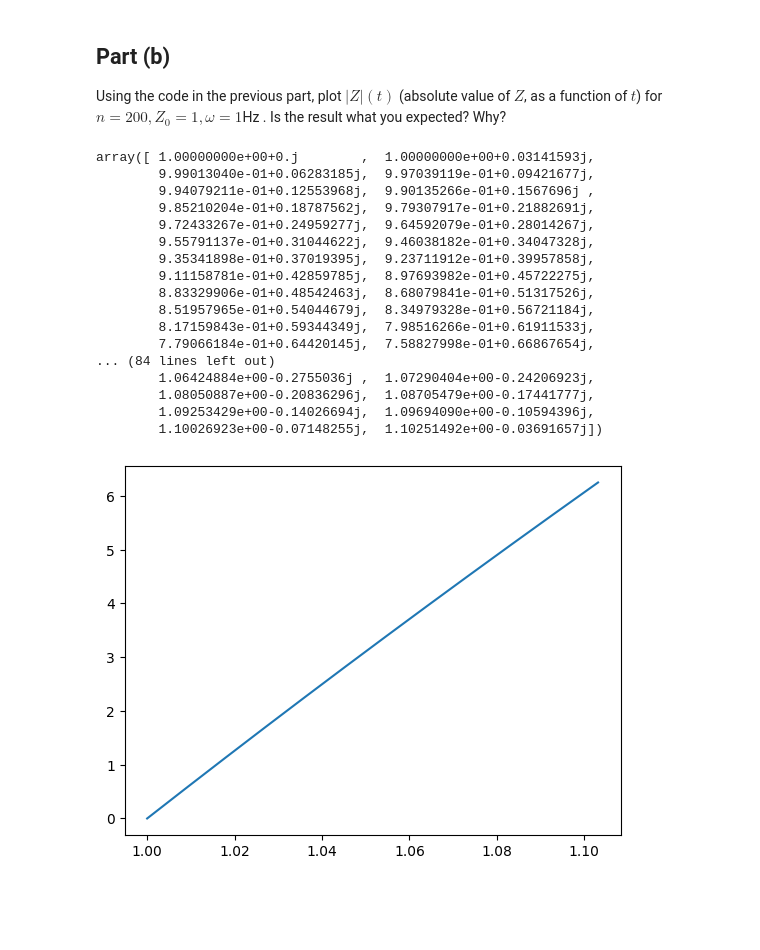
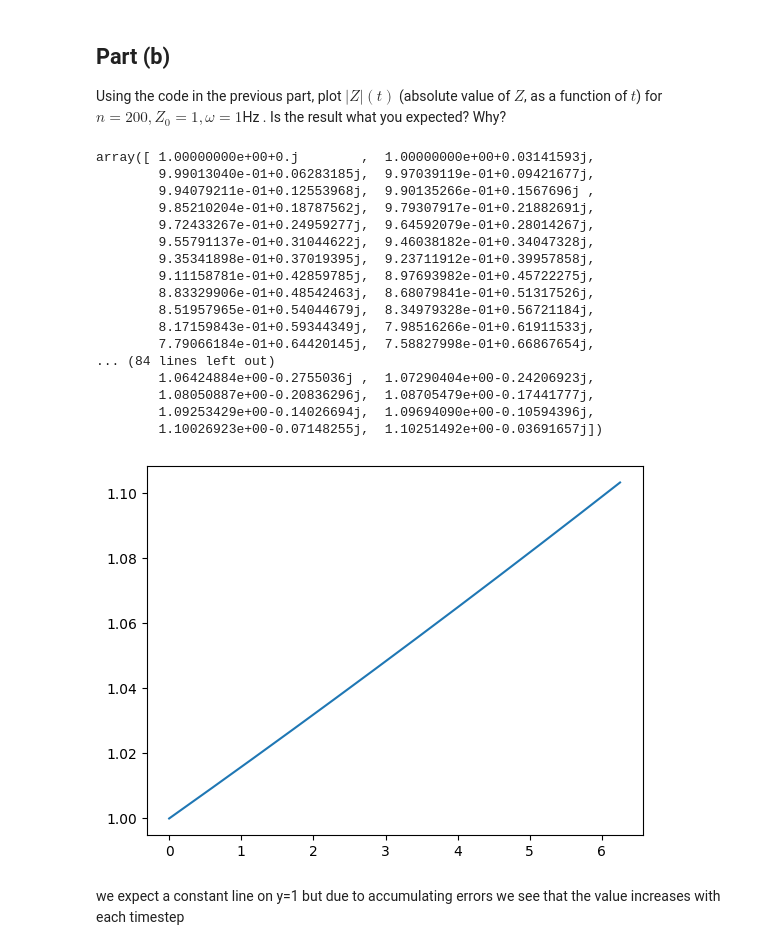
Before and after one commit to ruyixu00/PHY407-UofT, a Jupyter notebook: Week1/InformalExercises1-Template.ipynb, the cells around one changed output. Cells and saved outputs as stored; diff of their text form; code cells hidden in the pictures; blank space fills up the shorter version.

```diff
--- a/Week1/InformalExercises1-Template.ipynb
+++ b/Week1/InformalExercises1-Template.ipynb
@@ -136,24 +136,26 @@ for i in range(step - 1):
     Z[i + 1] = (1 + 1j * w * dt) * Z[i]
     t[i + 1] = t[i] + dt
 # %%
-plt.plot (np.abs(Z),t)
+plt.plot (t,np.abs(Z))
 Z
 # %% [output]
 array([ 1.00000000e+00+0.j        ,  1.00000000e+00+0.03141593j,
         9.99013040e-01+0.06283185j,  9.97039119e-01+0.09421677j,
         9.94079211e-01+0.12553968j,  9.90135266e-01+0.1567696j ,
         9.85210204e-01+0.18787562j,  9.79307917e-01+0.21882691j,
         9.72433267e-01+0.24959277j,  9.64592079e-01+0.28014267j,
         9.55791137e-01+0.31044622j,  9.46038182e-01+0.34047328j,
         9.35341898e-01+0.37019395j,  9.23711912e-01+0.39957858j,
         9.11158781e-01+0.42859785j,  8.97693982e-01+0.45722275j,
         8.83329906e-01+0.48542463j,  8.68079841e-01+0.51317526j,
         8.51957965e-01+0.54044679j,  8.34979328e-01+0.56721184j,
         8.17159843e-01+0.59344349j,  7.98516266e-01+0.61911533j,
         7.79066184e-01+0.64420145j,  7.58827998e-01+0.66867654j,
 ... (84 lines left out)
         1.06424884e+00-0.2755036j ,  1.07290404e+00-0.24206923j,
         1.08050887e+00-0.20836296j,  1.08705479e+00-0.17441777j,
         1.09253429e+00-0.14026694j,  1.09694090e+00-0.10594396j,
         1.10026923e+00-0.07148255j,  1.10251492e+00-0.03691657j])
-[figure, old version]
+[figure, new version]
+# %% [markdown]
+we expect a constant line on y=1 but due to accumulating errors we see that the value increases with each timestep
```
Also changed, not shown: parts of 1 cell of this notebook.
